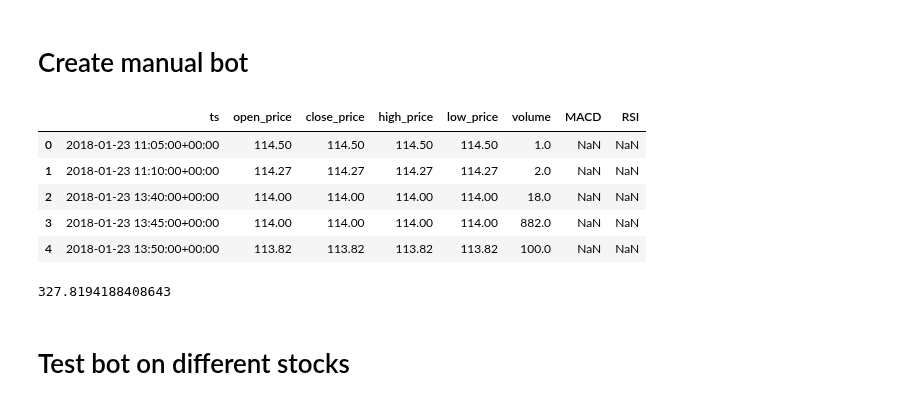
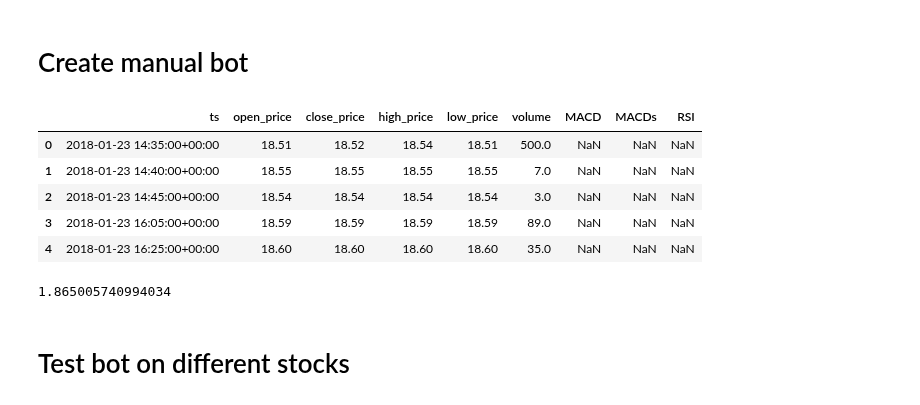
Before and after one commit to crabio/tinkoff-invest-bot, a Jupyter notebook: candles_analyzer/analyze.ipynb, the cells around one changed output. Cells and saved outputs as stored; diff of their text form; code cells hidden in the pictures.

```diff
--- a/candles_analyzer/analyze.ipynb
+++ b/candles_analyzer/analyze.ipynb
@@ -60,16 +60,16 @@ def preprocess_data(df):
     df = df.reset_index(drop=True)
 
     # Add MACD
-    df.ta.macd(append=True)
+    df.ta.macd(fast=10,slow=24,signal=8,append=True)
 
     # Add Stochastic RSI
     df.ta.stochrsi(append=True)
 
     # Rename columns
     df = df.rename(columns={
-        "MACD_12_26_9": "MACD",
-        "MACDs_12_26_9": "MACDs",
-        "MACDh_12_26_9": "MACDh",
+        "MACD_10_24_8": "MACD",
+        "MACDs_10_24_8": "MACDs",
+        "MACDh_10_24_8": "MACDh",
         "STOCHRSIk_14_14_3_3": "RSI"})
 
     # Calc RSI signals
@@ -79,8 +79,8 @@ def preprocess_data(df):
     df["RSI_oversold"] = df["RSI"] <= RSI_oversold_threshold
     df["RSI_overbought"] = df["RSI"] >= RSI_overbouht_threshold
 
-    df["MACD_crossover"] = (df["MACDh"] > 0) & (df["MACDh"].shift() <= 0)
-    df["MACD_crossunder"] = (df["MACDh"] <= 0) & (df["MACDh"].shift() > 0)
+    df["MACD_buy"] = (df["MACDh"] > 0) & (df["MACDh"].shift() <= 0) & (df["MACDs"] < 0)
+    df["MACD_sell"] = (df["MACDh"] <= 0) & (df["MACDh"].shift() > 0) & (df["MACDs"] > 0)
 
     return df
 # %%
@@ -171,17 +171,17 @@ plt.legend()
 # %%
 # Create dataset for bot
 # Preprocess data
-bot_df = preprocess_data(df[df["instrument_id"] == 1])
+bot_df = preprocess_data(df[df["instrument_id"] == 347])
 # Select columns
-bot_df = bot_df[["ts","open_price","close_price","high_price","low_price","volume","MACD","RSI"]]
+bot_df = bot_df[["ts","open_price","close_price","high_price","low_price","volume","MACD","MACDs","RSI"]]
 bot_df.head()
 # %% [output]
-|  | ts | open_price | close_price | high_price | low_price | volume | MACD | RSI |
-| 0 | 2018-01-23 11:05:00+00:00 | 114.50 | 114.50 | 114.50 | 114.50 | 1.0 | NaN | NaN |
-| 1 | 2018-01-23 11:10:00+00:00 | 114.27 | 114.27 | 114.27 | 114.27 | 2.0 | NaN | NaN |
-| 2 | 2018-01-23 13:40:00+00:00 | 114.00 | 114.00 | 114.00 | 114.00 | 18.0 | NaN | NaN |
-| 3 | 2018-01-23 13:45:00+00:00 | 114.00 | 114.00 | 114.00 | 114.00 | 882.0 | NaN | NaN |
-| 4 | 2018-01-23 13:50:00+00:00 | 113.82 | 113.82 | 113.82 | 113.82 | 100.0 | NaN | NaN |
+|  | ts | open_price | close_price | high_price | low_price | volume | MACD | MACDs | RSI |
+| 0 | 2018-01-23 14:35:00+00:00 | 18.51 | 18.52 | 18.54 | 18.51 | 500.0 | NaN | NaN | NaN |
+| 1 | 2018-01-23 14:40:00+00:00 | 18.55 | 18.55 | 18.55 | 18.55 | 7.0 | NaN | NaN | NaN |
+| 2 | 2018-01-23 14:45:00+00:00 | 18.54 | 18.54 | 18.54 | 18.54 | 3.0 | NaN | NaN | NaN |
+| 3 | 2018-01-23 16:05:00+00:00 | 18.59 | 18.59 | 18.59 | 18.59 | 89.0 | NaN | NaN | NaN |
+| 4 | 2018-01-23 16:25:00+00:00 | 18.60 | 18.60 | 18.60 | 18.60 | 35.0 | NaN | NaN | NaN |
 # %%
 from bot import TradingBot
 
@@ -197,7 +197,7 @@ for index, data in bot_df.iterrows():
 
 bot.profit * 100
 # %% [output]
-327.8194188408643
+1.865005740994034
 # %% [markdown]
 # Test bot on different stocks
 # %%
```
Also changed, not shown: parts of 8 cells of this notebook, 1 other file.
